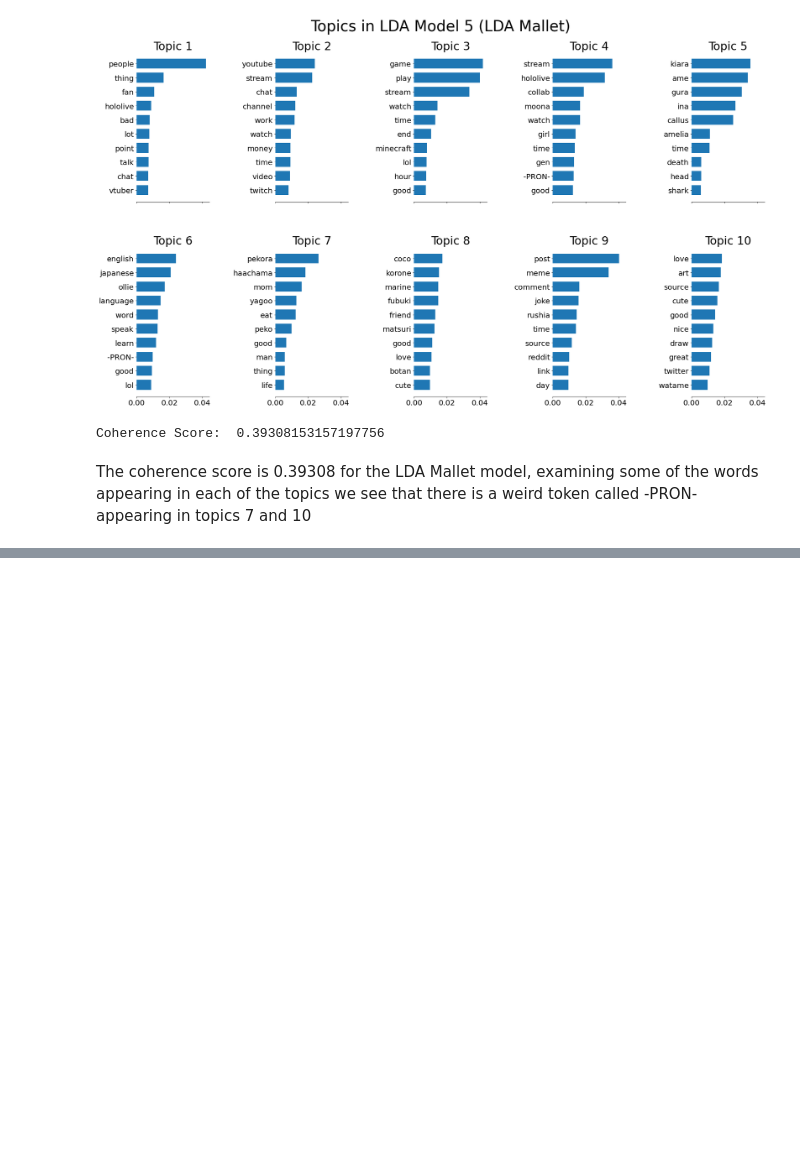
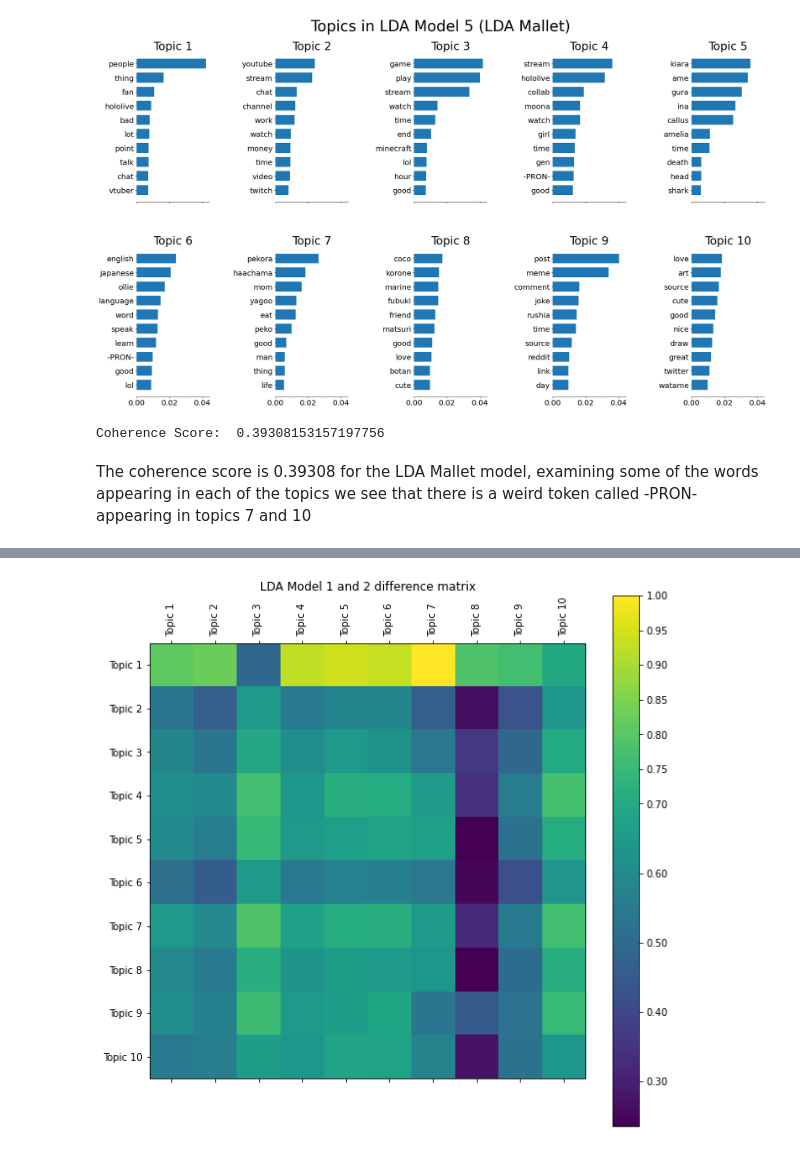
Before and after one commit to mattpodolak/topic_modeling, a Jupyter notebook: lda_comparisons.ipynb, the cells around one changed output, grey strips where cells are left out. Saved outputs shown, nothing was run; the diff lists cells and outputs as text; code cells hidden in the pictures; blank space fills up the shorter version.

Commit message:
added KL divergence plots

```diff
--- a/lda_comparisons.ipynb
+++ b/lda_comparisons.ipynb
@@ -557,0 +569,2 @@ The coherence score is 0.39308 for the LDA Mallet model, examining some of the w
+# %%
+mdiff, annotation = lda_model_1.diff(lda_model_2)
@@ -557,0 +591,3 @@ The coherence score is 0.39308 for the LDA Mallet model, examining some of the w
+# %%
+labels = [f'Topic {i+1}' for i in range(10)]
+labels
@@ -557,0 +629,10 @@ The coherence score is 0.39308 for the LDA Mallet model, examining some of the w
+# %%
+fig, ax = plt.subplots(figsize=(10,10))
+cax = ax.matshow(mdiff)
+plt.title('LDA Model 1 and 2 difference matrix')
+plt.xticks(range(10), labels, rotation=90);
+plt.yticks(range(10), labels);
+fig.colorbar(cax, ticks=[0.1, 0.2, 0.3, 0.4, 0.5, 0.6, 0.7, .75,.8,.85,.90,.95,1])
+plt.show()
+# %% [output]
+[figure, added]
```
Also changed, not shown: parts of 14 cells of this notebook.
